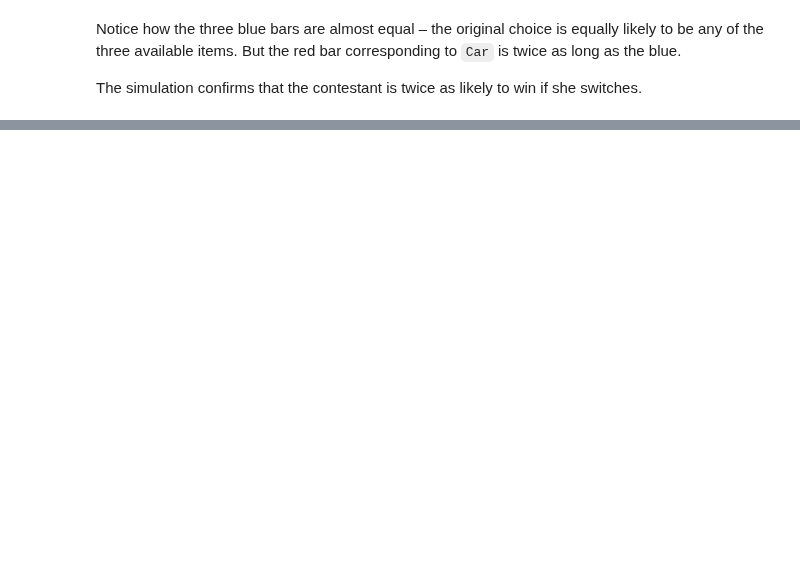
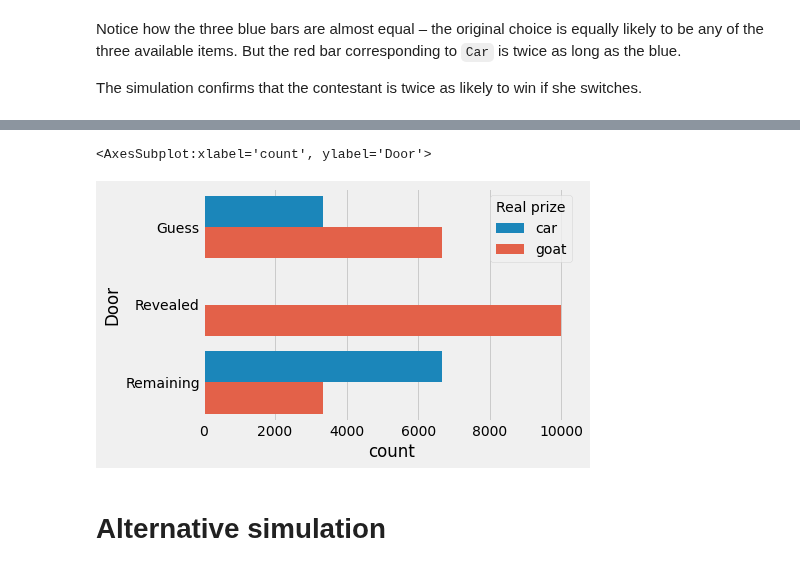
Before and after one commit to floreencia/textbook-flo, a Jupyter notebook: chapters/09/4/Monty_Hall_Problem.ipynb, the cells around one changed output, grey strips where cells are left out. Saved outputs shown, nothing was run; the diff lists cells and outputs as text; code cells hidden in the pictures; blank space fills up the shorter version.

Commit message:
alternative simulation for the MH problem

```diff
--- a/chapters/09/4/Monty_Hall_Problem.ipynb
+++ b/chapters/09/4/Monty_Hall_Problem.ipynb
@@ -191,3 +191,7 @@ sns.countplot(y='Prize', data=melteddf, hue='Door', hue_order=['Guess', 'Remaini
 Notice how the three blue bars are almost equal – the original choice is equally likely to be any of the three available items. But the red bar corresponding to `Car` is twice as long as the blue.
 
 The simulation confirms that the contestant is twice as likely to win if she switches.
+# %%
+prDict = {'first goat': 'goat', 'second goat': 'goat', 'car': 'car'}
+melteddf['Real prize'] = melteddf['Prize'].apply(lambda x: prDict[x])
+melteddf
@@ -193,0 +212,9 @@ The simulation confirms that the contestant is twice as likely to win if she swi
+# %%
+#melteddf = pd.melt(gamesdf, value_vars = ['Guess', 'Revealed', 'Remaining'], var_name="Door", value_name="Prize")
+sns.countplot(y='Door', data=melteddf, hue='Real prize') #hue_order=['Guess', 'Remaining'],
+#              order=['car', 'first goat', 'second goat'])
+# %% [output]
+<AxesSubplot:xlabel='count', ylabel='Door'>
+[figure, added]
+# %% [markdown]
+# Alternative simulation
```
Also changed, not shown: parts of 15 cells of this notebook.
